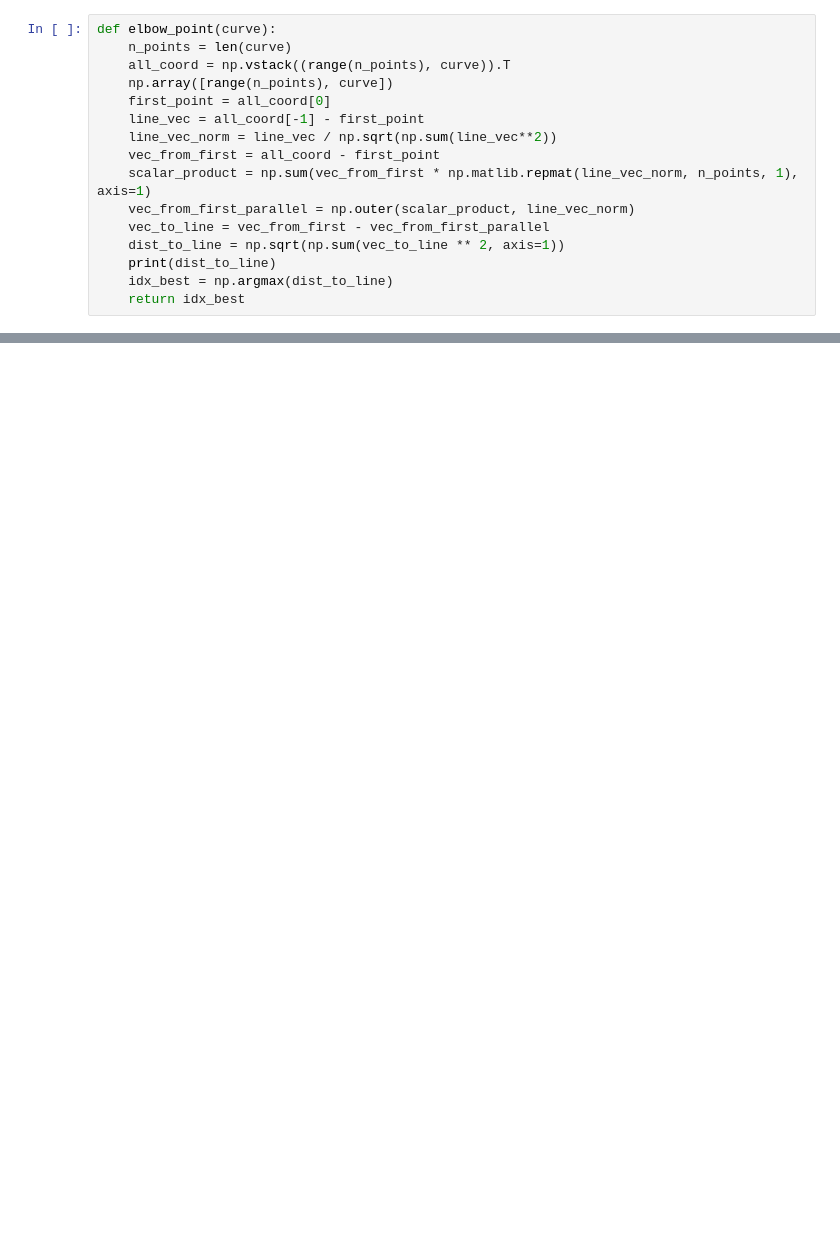
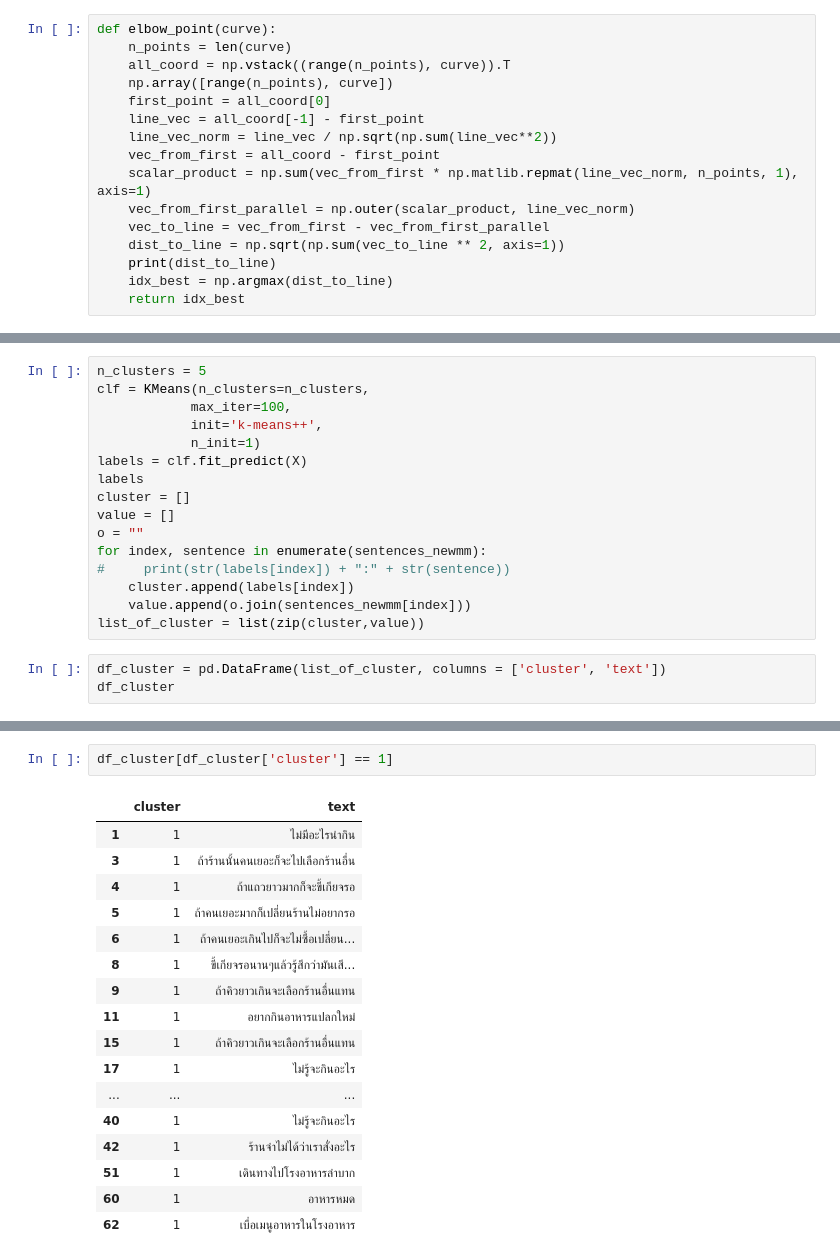
Before and after one commit to apichart2425/RE_Project, a Jupyter notebook: Elbow .ipynb, the cells around one changed output, grey strips where cells are left out. Cells and saved outputs as stored; diff of their text form; blank space fills up the shorter version.

```diff
--- a/Elbow .ipynb
+++ b/Elbow .ipynb
@@ -73,0 +294,19 @@ NameError: name 'cdist' is not defined
+# %%
+n_clusters = 5
+clf = KMeans(n_clusters=n_clusters,
+            max_iter=100,
+            init='k-means++',
+            n_init=1)
+labels = clf.fit_predict(X)
+labels
+cluster = []
+value = []
+o = ""
+for index, sentence in enumerate(sentences_newmm):
+#     print(str(labels[index]) + ":" + str(sentence))
+    cluster.append(labels[index])
+    value.append(o.join(sentences_newmm[index]))
+list_of_cluster = list(zip(cluster,value))
+# %%
+df_cluster = pd.DataFrame(list_of_cluster, columns = ['cluster', 'text'])
+df_cluster
@@ -73,0 +327,20 @@ NameError: name 'cdist' is not defined
+# %%
+df_cluster[df_cluster['cluster'] == 1]
+# %% [output]
+|  | cluster | text |
+| 1 | 1 | ไม่มีอะไรน่ากิน |
+| 3 | 1 | ถ้าร้านนั้นคนเยอะก็จะไปเลือกร้านอื่น |
+| 4 | 1 | ถ้าแถวยาวมากก็จะขี้เกียจรอ |
+| 5 | 1 | ถ้าคนเยอะมากก็เปลี่ยนร้านไม่อยากรอ |
+| 6 | 1 | ถ้าคนเยอะเกินไปก็จะไม่ซื้อเปลี่ยน... |
+| 8 | 1 | ขี้เกียจรอนานๆแล้วรู้สึกว่ามันเสี... |
+| 9 | 1 | ถ้าคิวยาวเกินจะเลือกร้านอื่นแทน |
+| 11 | 1 | อยากกินอาหารแปลกใหม่ |
+| 15 | 1 | ถ้าคิวยาวเกินจะเลือกร้านอื่นแทน |
+| 17 | 1 | ไม่รู้จะกินอะไร |
+| ... | ... | ... |
+| 40 | 1 | ไม่รู้จะกินอะไร |
+| 42 | 1 | ร้านจำไม่ได้ว่าเราสั่งอะไร |
+| 51 | 1 | เดินทางไปโรงอาหารลำบาก |
+| 60 | 1 | อาหารหมด |
+| 62 | 1 | เบื่อเมนูอาหารในโรงอาหาร |
```
Also changed, not shown: parts of 23 cells of this notebook, 11 other files.
